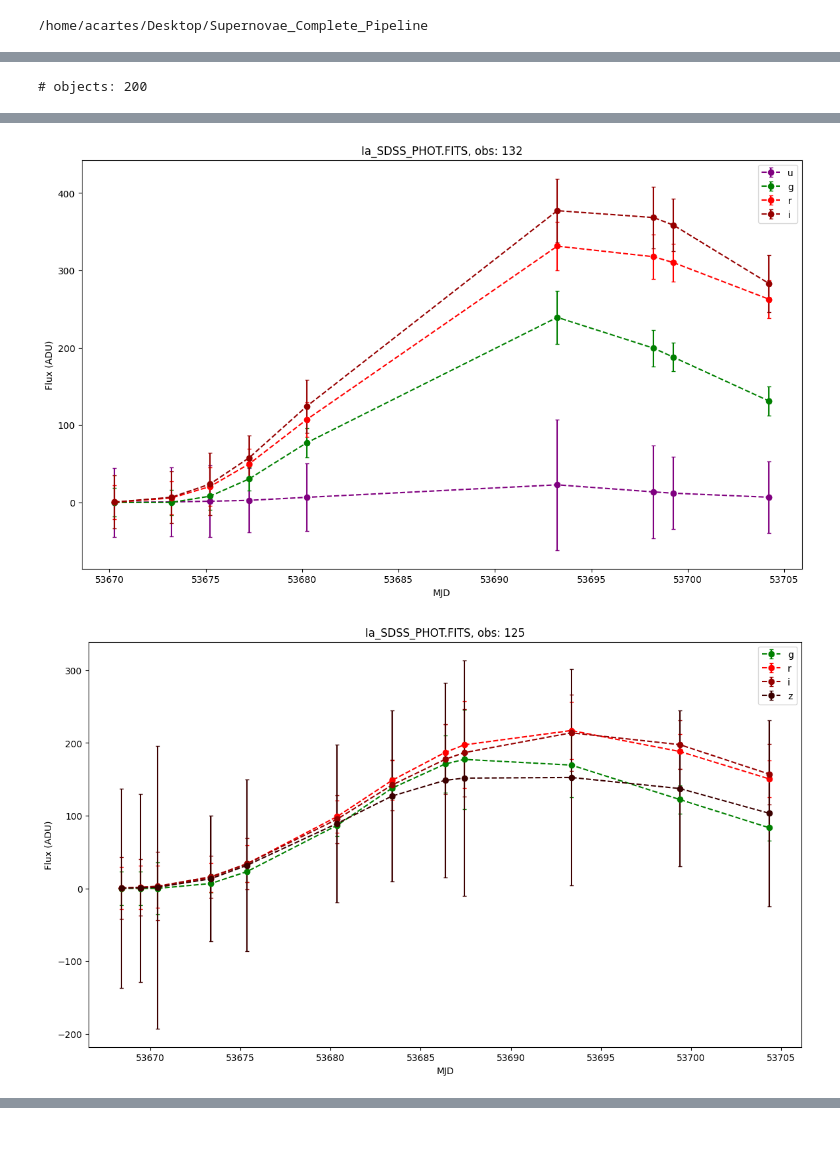
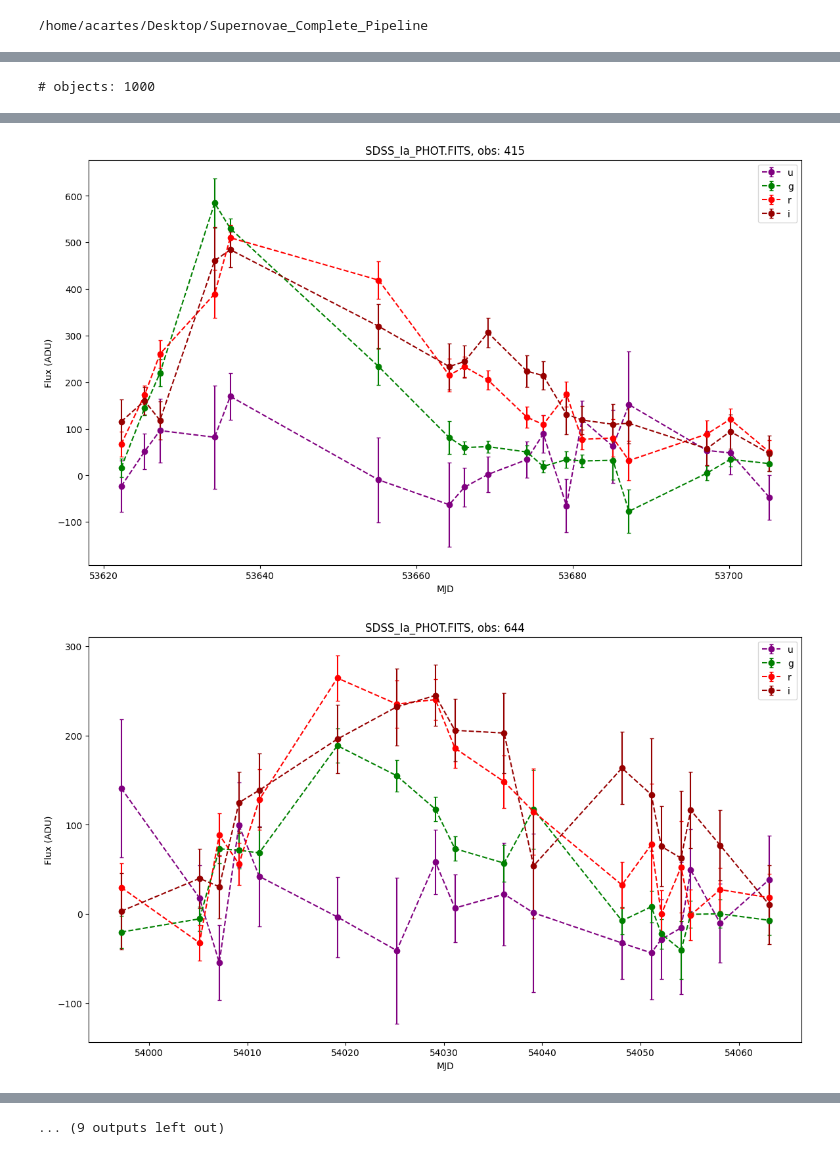
Before and after one commit to ale-cartes/Supernovae-Complete-Pipeline, a Jupyter notebook: Ia/SDSS/Ia_SDSS_curves.ipynb, the cells around one changed output, grey strips where cells are left out. Drawn from its saved outputs; the diff is of its cells as text; code cells hidden in the pictures.

```diff
--- a/Ia/SDSS/Ia_SDSS_curves.ipynb
+++ b/Ia/SDSS/Ia_SDSS_curves.ipynb
@@ -7,5 +7,5 @@ import fits_plotter
 # %%
-file = "SDSS_Ia_PHOT.FITS"
+file = "Ia/SDSS/SDSS_Ia_PHOT.FITS"
 
 curves = reader(file, fits_header=True)
 # %% [output]
@@ -47,7 +47,7 @@ print("# objects:", len(curves['obs'].value_counts()))
 
 np.random.seed(45)
 
-for i in np.random.randint(1, 200, 10):
+for i in np.random.randint(1, 1000, 20):
     plotter(curves, i)
 # %% [output]
-# objects: 200
+# objects: 1000
@@ -55,2 +55,2 @@ for i in np.random.randint(1, 200, 10):
-[figure, old version]
+[figure, new version]
-[figure, old version]
+[figure, new version]
@@ -63,0 +65 @@ for i in np.random.randint(1, 200, 10):
+... (9 outputs left out)
```
Also changed, not shown: parts of 4 cells of this notebook, 15 other files.
